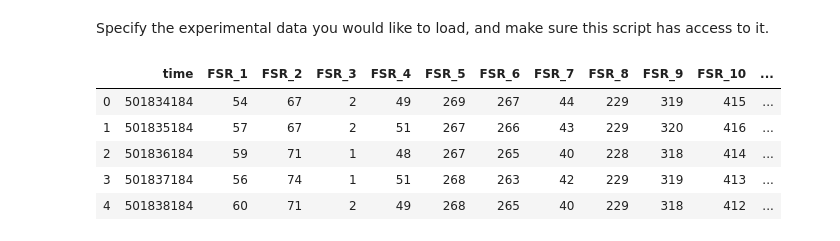
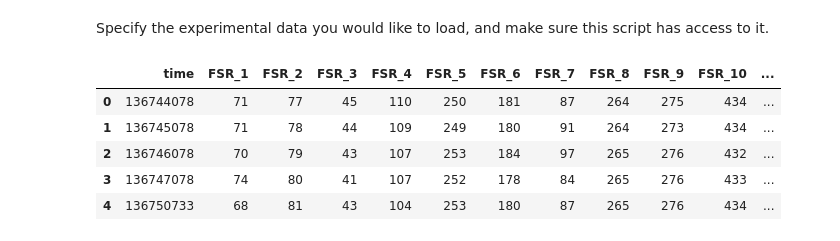
Before and after one commit to yash181/Tensegrity-HRI, a Jupyter notebook: Python/Process_Data_1.ipynb, the cells around one changed output. Cells and saved outputs as stored; diff of their text form; code cells hidden in the pictures.

```diff
--- a/Python/Process_Data_1.ipynb
+++ b/Python/Process_Data_1.ipynb
@@ -15,21 +15,22 @@ import sklearn as sk
 Specify the experimental data you would like to load, and make sure this script has access to it.
 # %%
 # Change to reflect your working directory for the repo
-data_filename = r"C:\Users\Andrew\Documents\GitHub\Tensegrity-HRI\Data\test_2019_10_21\test_1\TEST1.csv"
+#data_filename = r"C:\Users\Andrew\Documents\GitHub\Tensegrity-HRI\Data\test_2019_10_21\test_1\TEST1.csv"
+data_filename = r"/home/andrew/Documents/BEST/Tensegrity-HRI/Data/test_2019_11_19/test_1/TEST1A1.CSV"
 
 raw_data = pd.read_csv(data_filename, names = ["IND", "time", "FSR_1", "FSR_2", "FSR_3", "FSR_4", "FSR_5",
                                                "FSR_6", "FSR_7", "FSR_8", "FSR_9", "FSR_10", "FSR_11", "FSR_12",
                                               "ACC_X", "ACC_Y", "ACC_Z"])
 # Remove indicator column
 raw_data = raw_data.drop(columns = ["IND"])
 raw_data.head()
 # %% [output]
 |  | time | FSR_1 | FSR_2 | FSR_3 | FSR_4 | FSR_5 | FSR_6 | FSR_7 | FSR_8 | FSR_9 | FSR_10 | ... |
-| 0 | 501834184 | 54 | 67 | 2 | 49 | 269 | 267 | 44 | 229 | 319 | 415 | ... |
-| 1 | 501835184 | 57 | 67 | 2 | 51 | 267 | 266 | 43 | 229 | 320 | 416 | ... |
-| 2 | 501836184 | 59 | 71 | 1 | 48 | 267 | 265 | 40 | 228 | 318 | 414 | ... |
-| 3 | 501837184 | 56 | 74 | 1 | 51 | 268 | 263 | 42 | 229 | 319 | 413 | ... |
-| 4 | 501838184 | 60 | 71 | 2 | 49 | 268 | 265 | 40 | 229 | 318 | 412 | ... |
+| 0 | 136744078 | 71 | 77 | 45 | 110 | 250 | 181 | 87 | 264 | 275 | 434 | ... |
+| 1 | 136745078 | 71 | 78 | 44 | 109 | 249 | 180 | 91 | 264 | 273 | 434 | ... |
+| 2 | 136746078 | 70 | 79 | 43 | 107 | 253 | 184 | 97 | 265 | 276 | 432 | ... |
+| 3 | 136747078 | 74 | 80 | 41 | 107 | 252 | 178 | 84 | 265 | 276 | 433 | ... |
+| 4 | 136750733 | 68 | 81 | 43 | 104 | 253 | 180 | 87 | 265 | 276 | 434 | ... |
 # %%
 # Convert from microsecs to seconds
 raw_data["time"] = raw_data["time"].apply(lambda x: (x-raw_data["time"][0])*1e-6)
```
Also changed, not shown: parts of 3 cells of this notebook.
